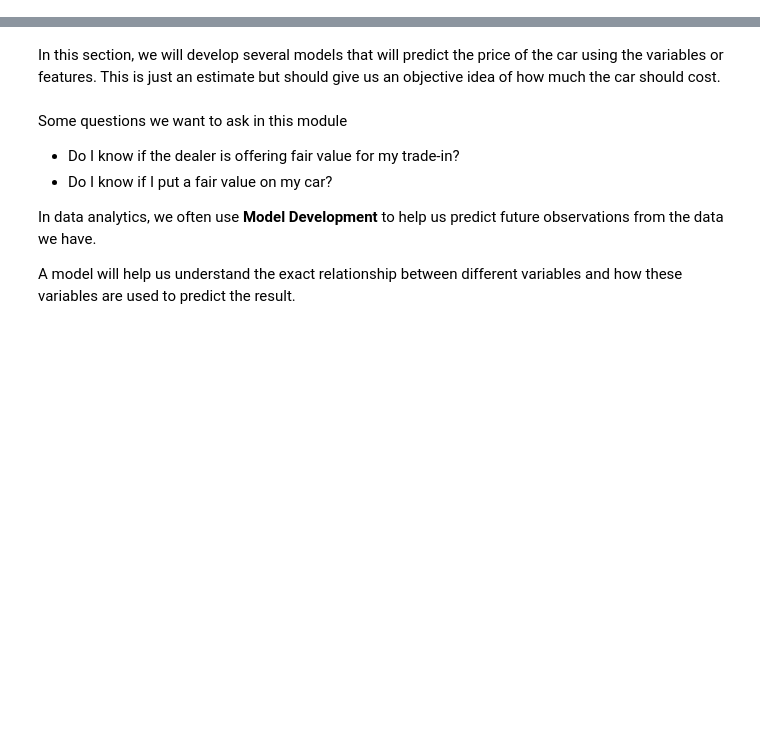
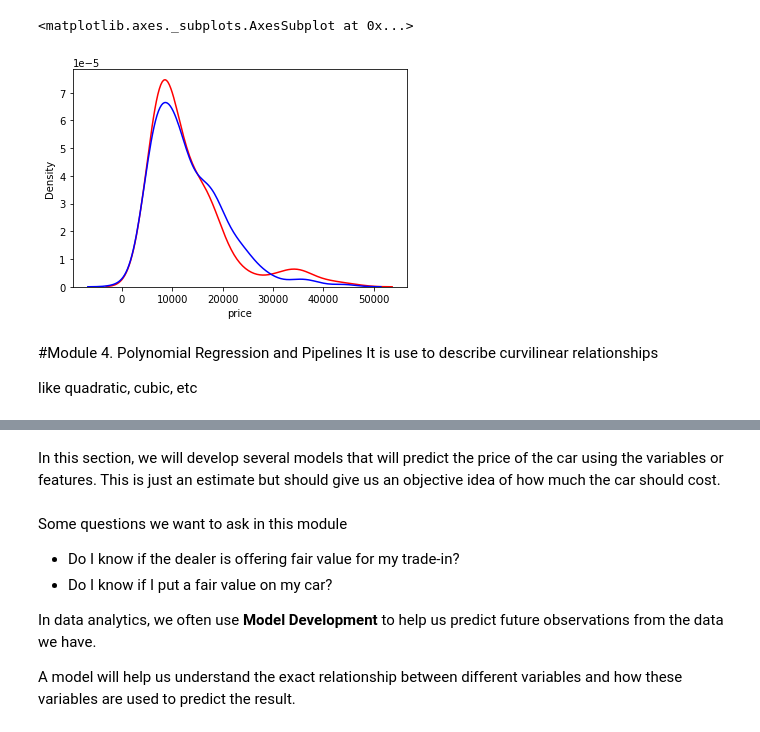
Before and after one commit to PosgradoMNA/actividades-de-aprendizaje-rafaelsangarcia, a Jupyter notebook: Semana7/IBM_Modulo4_A01182780.ipynb, the cells around one changed output, grey strips where cells are left out. Drawn from its saved outputs; the diff is of its cells as text; code cells hidden in the pictures; blank space fills up the shorter version.

```diff
--- a/Semana7/IBM_Modulo4_A01182780.ipynb
+++ b/Semana7/IBM_Modulo4_A01182780.ipynb
@@ -2,0 +46,5 @@
+# %%
+X = df[['highway-mpg']] #depend variable
+Y = df[['price']]  #independend variable
+# %%
+lm.fit(X,Y) # do the fit
@@ -2,0 +81,3 @@
+# %%
+Z = df[['horsepower','curb-weight','engine-size','highway-mpg']]
+lm.fit(Z, df['price'])
@@ -2,0 +86,2 @@
+# %%
+Yhat = lm.predict(Z)
@@ -2,0 +122,11 @@
+# %%
+ax1 = sns.distplot(df['price'], hist = False, color= 'r', label = 'Actual Value')
+sns.distplot(Yhat, hist = False, color = 'b', label = 'Fitted Values', ax = ax1)
+# %% [output]
+<matplotlib.axes._subplots.AxesSubplot at 0x...>
+[figure, added]
+# %% [markdown]
+#Module 4. Polynomial Regression and Pipelines
+It is use to describe curvilinear relationships
+
+like quadratic, cubic, etc
```
Also changed, not shown: parts of 41 cells of this notebook.
